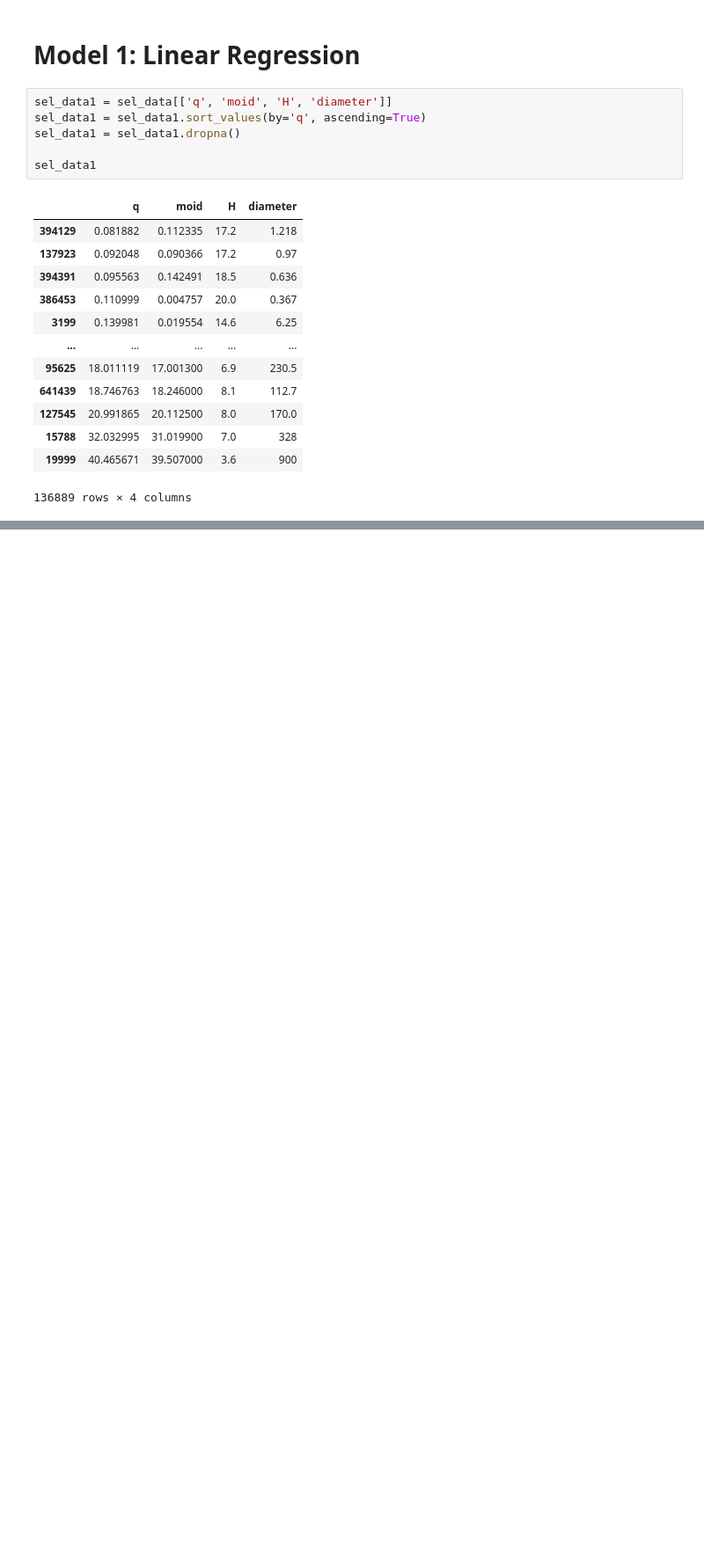
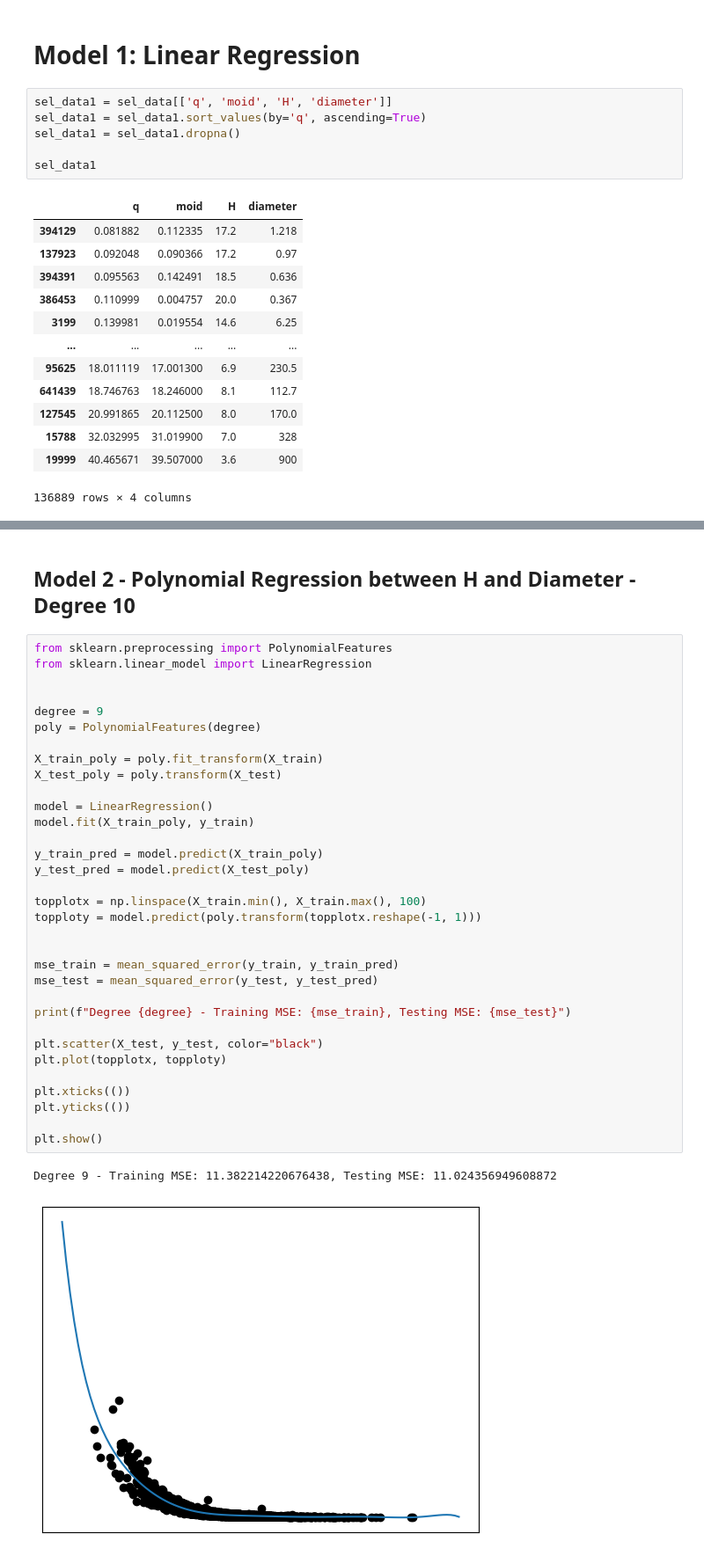
Before and after one commit to harshilxd/Asteroid-Feature-Prediction, a Jupyter notebook: source/Exploring_Asteroid_Dataset.ipynb, the cells around one changed output, grey strips where cells are left out. Shown at 88% size. Saved outputs shown, nothing was run; the diff lists cells and outputs as text; blank space fills up the shorter version.

```diff
--- a/source/Exploring_Asteroid_Dataset.ipynb
+++ b/source/Exploring_Asteroid_Dataset.ipynb
@@ -246,0 +247,38 @@ plt.show()
+# %% [markdown]
+## Model 2 - Polynomial Regression between H and Diameter - Degree 10
+# %%
+from sklearn.preprocessing import PolynomialFeatures
+from sklearn.linear_model import LinearRegression
+
+
+degree = 9
+poly = PolynomialFeatures(degree)
+
+X_train_poly = poly.fit_transform(X_train)
+X_test_poly = poly.transform(X_test)
+
+model = LinearRegression()
+model.fit(X_train_poly, y_train)
+
+y_train_pred = model.predict(X_train_poly)
+y_test_pred = model.predict(X_test_poly)
+
+topplotx = np.linspace(X_train.min(), X_train.max(), 100)
+topploty = model.predict(poly.transform(topplotx.reshape(-1, 1)))
+
+
+mse_train = mean_squared_error(y_train, y_train_pred)
+mse_test = mean_squared_error(y_test, y_test_pred)
+
+print(f"Degree {degree} - Training MSE: {mse_train}, Testing MSE: {mse_test}")
+
+plt.scatter(X_test, y_test, color="black")
+plt.plot(topplotx, topploty)
+
+plt.xticks(())
+plt.yticks(())
+
+plt.show()
+# %% [output]
+Degree 9 - Training MSE: 11.382214220676438, Testing MSE: 11.024356949608872
+[figure, added]
```
Also changed, not shown: parts of 3 cells of this notebook.
